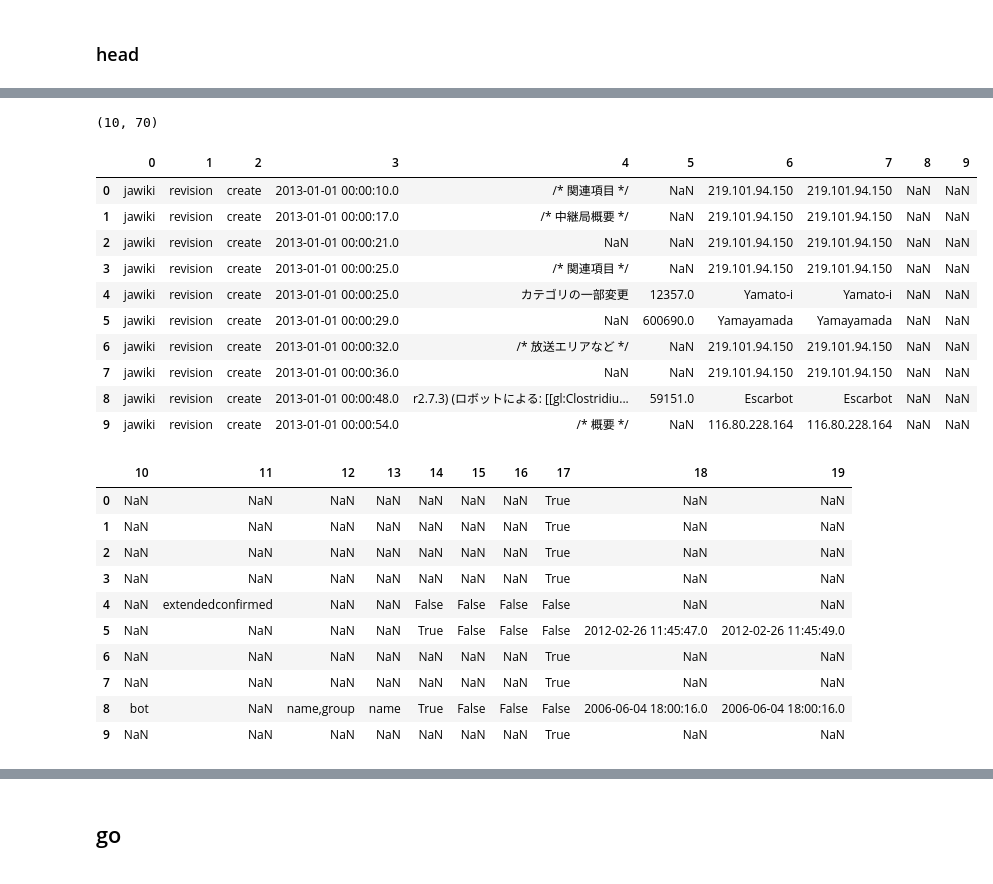
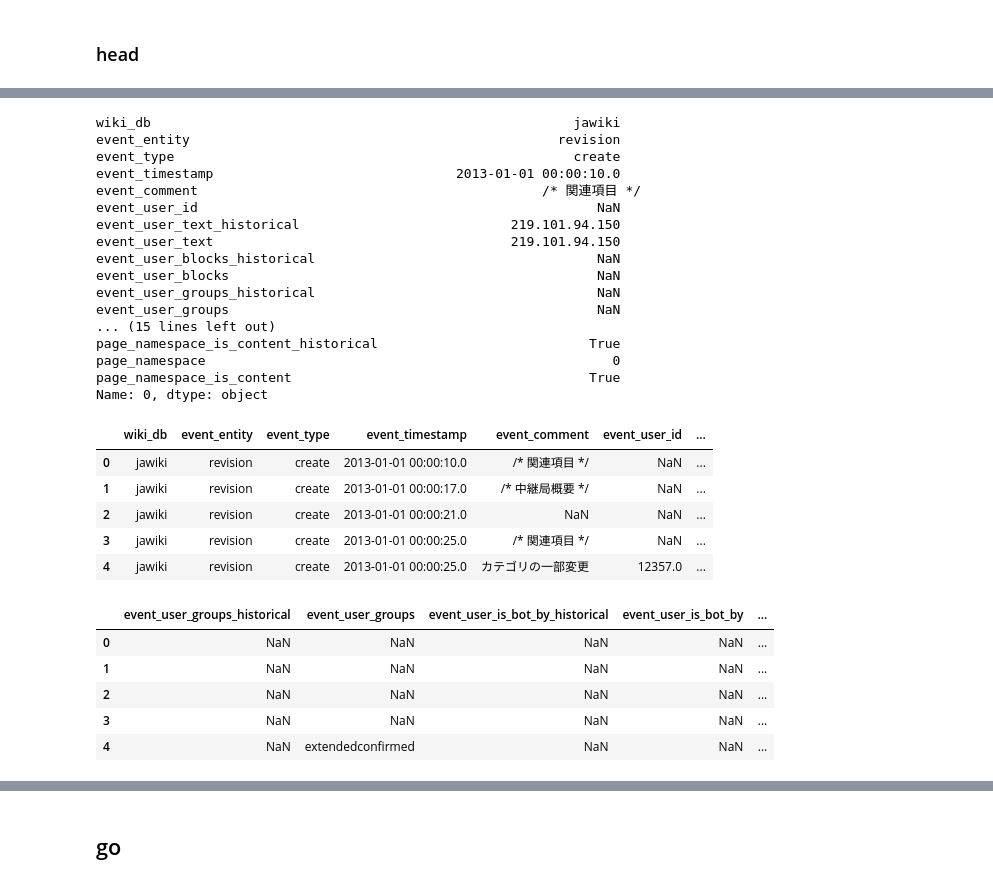
Before and after one commit to bhrdj/predwikt, a Jupyter notebook: notebooks/1.15-sfb-history-tables-to-mariadb.ipynb, the cells around one changed output, grey strips where cells are left out. Saved outputs shown, nothing was run; the diff lists cells and outputs as text; code cells hidden in the pictures.

```diff
--- a/notebooks/1.15-sfb-history-tables-to-mariadb.ipynb
+++ b/notebooks/1.15-sfb-history-tables-to-mariadb.ipynb
@@ -9,4 +10,7 @@ import os, pandas as pd, numpy as np
 # %%
 datapath = '../data/raw/jawiki/dumps_unzipped/'
+# %%
+mtdt = pd.read_csv('../references/metadata/history.tsv', sep='\t')
+# print(mtdt.col_name.tolist())
 # %% [markdown]
 ### head
@@ -13,33 +27,41 @@ datapath = '../data/raw/jawiki/dumps_unzipped/'
 # %%
-pd.read_csv(datapath+'2021-12.jawiki.2013.tsv', sep='\t', nrows=10, header=None).shape
+head = pd.read_csv(datapath+'2021-12.jawiki.2013.tsv', sep='\t', nrows=10, header=None, names=mtdt.col_name.tolist())
-# %% [output]
-(10, 70)
+# %%
+head.T.iloc[:30,0]
+# %% [output]
+wiki_db                                                      jawiki
+event_entity                                               revision
+event_type                                                   create
+event_timestamp                               2013-01-01 00:00:10.0
+event_comment                                            /* 関連項目 */
+event_user_id                                                   NaN
+event_user_text_historical                           219.101.94.150
+event_user_text                                      219.101.94.150
+event_user_blocks_historical                                    NaN
+event_user_blocks                                               NaN
+event_user_groups_historical                                    NaN
+event_user_groups                                               NaN
+... (15 lines left out)
+page_namespace_is_content_historical                           True
+page_namespace                                                    0
+page_namespace_is_content                                      True
+Name: 0, dtype: object
 # %%
-pd.read_csv(datapath+'2021-12.jawiki.2013.tsv', sep='\t', nrows=10, header=None).iloc[:,0:10]
+head.iloc[:5,0:10]
 # %% [output]
-|  | 0 | 1 | 2 | 3 | 4 | 5 | 6 | 7 | 8 | 9 |
-| 0 | jawiki | revision | create | 2013-01-01 00:00:10.0 | /* 関連項目 */ | NaN | 219.101.94.150 | 219.101.94.150 | NaN | NaN |
-| 1 | jawiki | revision | create | 2013-01-01 00:00:17.0 | /* 中継局概要 */ | NaN | 219.101.94.150 | 219.101.94.150 | NaN | NaN |
-| 2 | jawiki | revision | create | 2013-01-01 00:00:21.0 | NaN | NaN | 219.101.94.150 | 219.101.94.150 | NaN | NaN |
-| 3 | jawiki | revision | create | 2013-01-01 00:00:25.0 | /* 関連項目 */ | NaN | 219.101.94.150 | 219.101.94.150 | NaN | NaN |
-| 4 | jawiki | revision | create | 2013-01-01 00:00:25.0 | カテゴリの一部変更 | 12357.0 | Yamato-i | Yamato-i | NaN | NaN |
-| 5 | jawiki | revision | create | 2013-01-01 00:00:29.0 | NaN | 600690.0 | Yamayamada | Yamayamada | NaN | NaN |
-| 6 | jawiki | revision | create | 2013-01-01 00:00:32.0 | /* 放送エリアなど */ | NaN | 219.101.94.150 | 219.101.94.150 | NaN | NaN |
-| 7 | jawiki | revision | create | 2013-01-01 00:00:36.0 | NaN | NaN | 219.101.94.150 | 219.101.94.150 | NaN | NaN |
-| 8 | jawiki | revision | create | 2013-01-01 00:00:48.0 | r2.7.3) (ロボットによる: [[gl:Clostridiu... | 59151.0 | Escarbot | Escarbot | NaN | NaN |
-| 9 | jawiki | revision | create | 2013-01-01 00:00:54.0 | /* 概要 */ | NaN | 116.80.228.164 | 116.80.228.164 | NaN | NaN |
+|  | wiki_db | event_entity | event_type | event_timestamp | event_comment | event_user_id | ... |
+| 0 | jawiki | revision | create | 2013-01-01 00:00:10.0 | /* 関連項目 */ | NaN | ... |
+| 1 | jawiki | revision | create | 2013-01-01 00:00:17.0 | /* 中継局概要 */ | NaN | ... |
+| 2 | jawiki | revision | create | 2013-01-01 00:00:21.0 | NaN | NaN | ... |
+| 3 | jawiki | revision | create | 2013-01-01 00:00:25.0 | /* 関連項目 */ | NaN | ... |
+| 4 | jawiki | revision | create | 2013-01-01 00:00:25.0 | カテゴリの一部変更 | 12357.0 | ... |
 # %%
-pd.read_csv(datapath+'2021-12.jawiki.2013.tsv', sep='\t', nrows=10, header=None).iloc[:,10:20]
+head.iloc[:5,10:20]
 # %% [output]
-|  | 10 | 11 | 12 | 13 | 14 | 15 | 16 | 17 | 18 | 19 |
-| 0 | NaN | NaN | NaN | NaN | NaN | NaN | NaN | True | NaN | NaN |
-| 1 | NaN | NaN | NaN | NaN | NaN | NaN | NaN | True | NaN | NaN |
-| 2 | NaN | NaN | NaN | NaN | NaN | NaN | NaN | True | NaN | NaN |
-| 3 | NaN | NaN | NaN | NaN | NaN | NaN | NaN | True | NaN | NaN |
-| 4 | NaN | extendedconfirmed | NaN | NaN | False | False | False | False | NaN | NaN |
-| 5 | NaN | NaN | NaN | NaN | True | False | False | False | 2012-02-26 11:45:47.0 | 2012-02-26 11:45:49.0 |
-| 6 | NaN | NaN | NaN | NaN | NaN | NaN | NaN | True | NaN | NaN |
-| 7 | NaN | NaN | NaN | NaN | NaN | NaN | NaN | True | NaN | NaN |
-| 8 | bot | NaN | name,group | name | True | False | False | False | 2006-06-04 18:00:16.0 | 2006-06-04 18:00:16.0 |
-| 9 | NaN | NaN | NaN | NaN | NaN | NaN | NaN | True | NaN | NaN |
+|  | event_user_groups_historical | event_user_groups | event_user_is_bot_by_historical | event_user_is_bot_by | ... |
+| 0 | NaN | NaN | NaN | NaN | ... |
+| 1 | NaN | NaN | NaN | NaN | ... |
+| 2 | NaN | NaN | NaN | NaN | ... |
+| 3 | NaN | NaN | NaN | NaN | ... |
+| 4 | NaN | extendedconfirmed | NaN | NaN | ... |
 # %%
```
Also changed, not shown: parts of 33 cells of this notebook, 6 other files.
